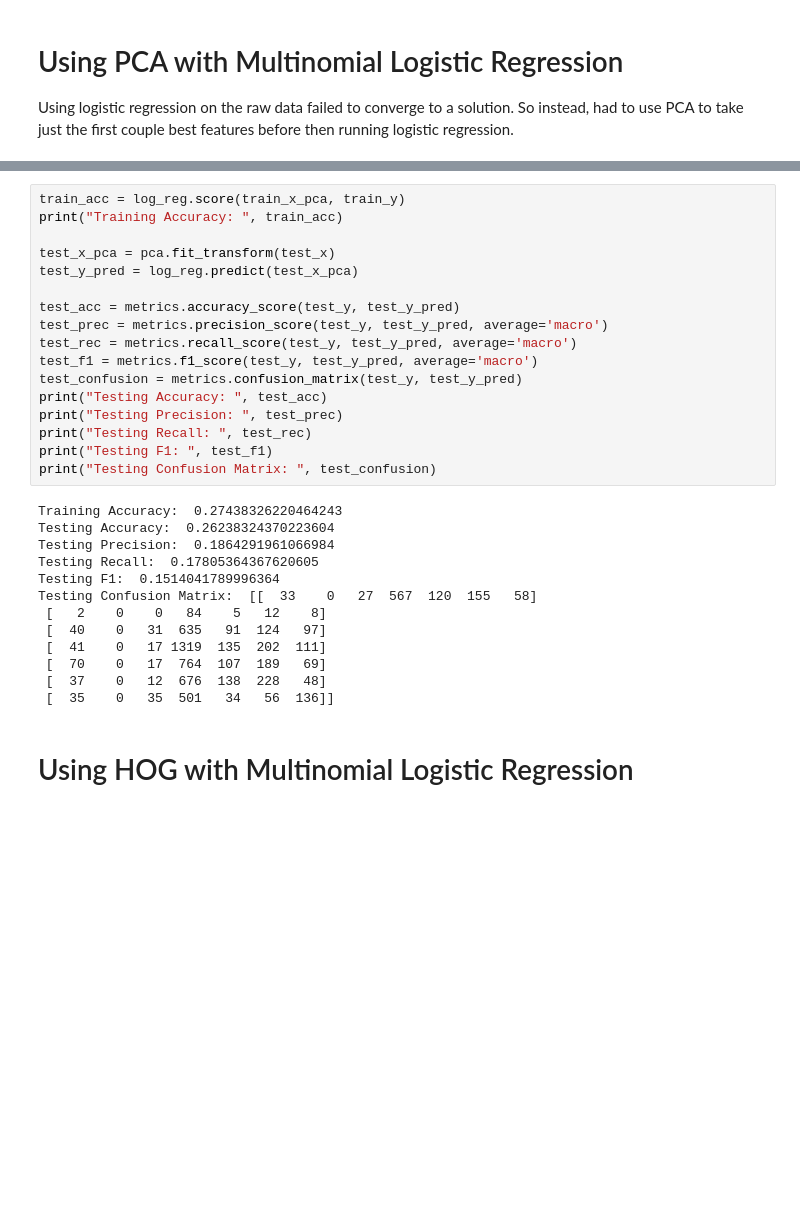
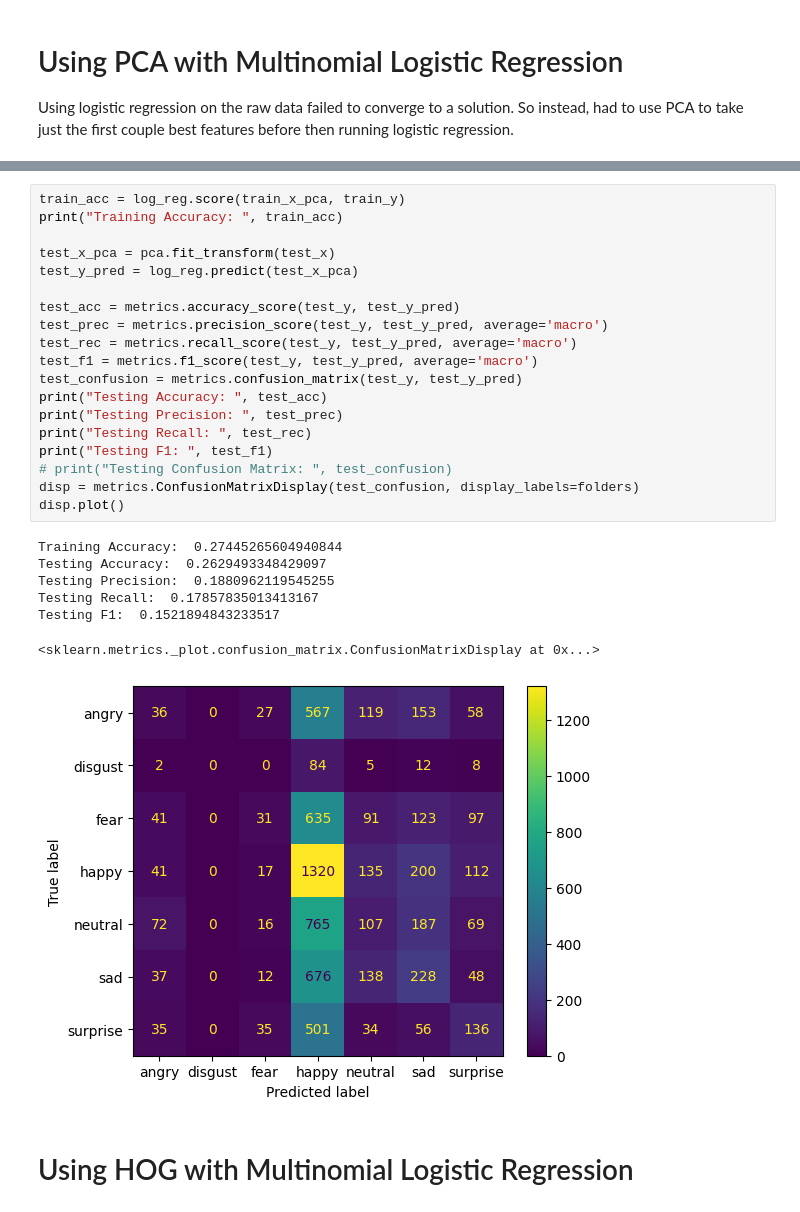
Before and after one commit to e019chen/facial-expression-recognition, a Jupyter notebook: hog_mlr.ipynb, the cells around one changed output, grey strips where cells are left out. Cells and saved outputs as stored; diff of their text form; blank space fills up the shorter version.

```diff
--- a/hog_mlr.ipynb
+++ b/hog_mlr.ipynb
@@ -187,33 +194,30 @@ LogisticRegression(max_iter=10000, n_jobs=-1, verbose=1)
 # %%
 train_acc = log_reg.score(train_x_pca, train_y)
 print("Training Accuracy: ", train_acc)
 
 test_x_pca = pca.fit_transform(test_x)
 test_y_pred = log_reg.predict(test_x_pca)
 
 test_acc = metrics.accuracy_score(test_y, test_y_pred)
 test_prec = metrics.precision_score(test_y, test_y_pred, average='macro')
 test_rec = metrics.recall_score(test_y, test_y_pred, average='macro')
 test_f1 = metrics.f1_score(test_y, test_y_pred, average='macro')
 test_confusion = metrics.confusion_matrix(test_y, test_y_pred)
 print("Testing Accuracy: ", test_acc)
 print("Testing Precision: ", test_prec)
 print("Testing Recall: ", test_rec)
 print("Testing F1: ", test_f1)
-print("Testing Confusion Matrix: ", test_confusion)
+# print("Testing Confusion Matrix: ", test_confusion)
+disp = metrics.ConfusionMatrixDisplay(test_confusion, display_labels=folders)
+disp.plot()
 # %% [output]
-Training Accuracy:  0.27438326220464243
-Testing Accuracy:  0.26238324370223604
-Testing Precision:  0.1864291961066984
-Testing Recall:  0.17805364367620605
-Testing F1:  0.1514041789996364
-Testing Confusion Matrix:  [[  33    0   27  567  120  155   58]
- [   2    0    0   84    5   12    8]
- [  40    0   31  635   91  124   97]
- [  41    0   17 1319  135  202  111]
- [  70    0   17  764  107  189   69]
- [  37    0   12  676  138  228   48]
- [  35    0   35  501   34   56  136]]
+Training Accuracy:  0.27445265604940844
+Testing Accuracy:  0.2629493348429097
+Testing Precision:  0.1880962119545255
+Testing Recall:  0.17857835013413167
+Testing F1:  0.1521894843233517
+<sklearn.metrics._plot.confusion_matrix.ConfusionMatrixDisplay at 0x...>
+[figure, added]
 # %% [markdown]
 # Using HOG with Multinomial Logistic Regression
 # %%
```
Also changed, not shown: parts of 5 cells of this notebook.
